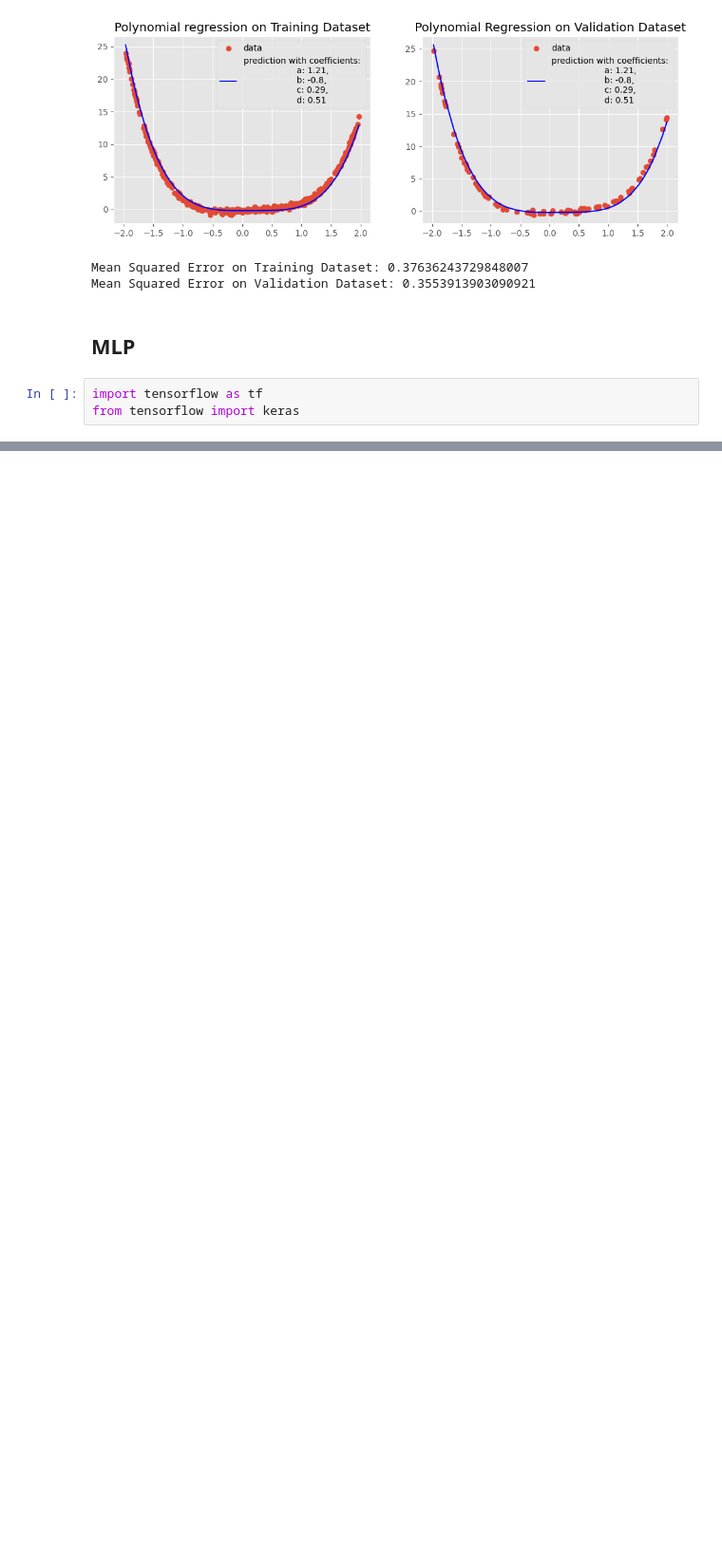
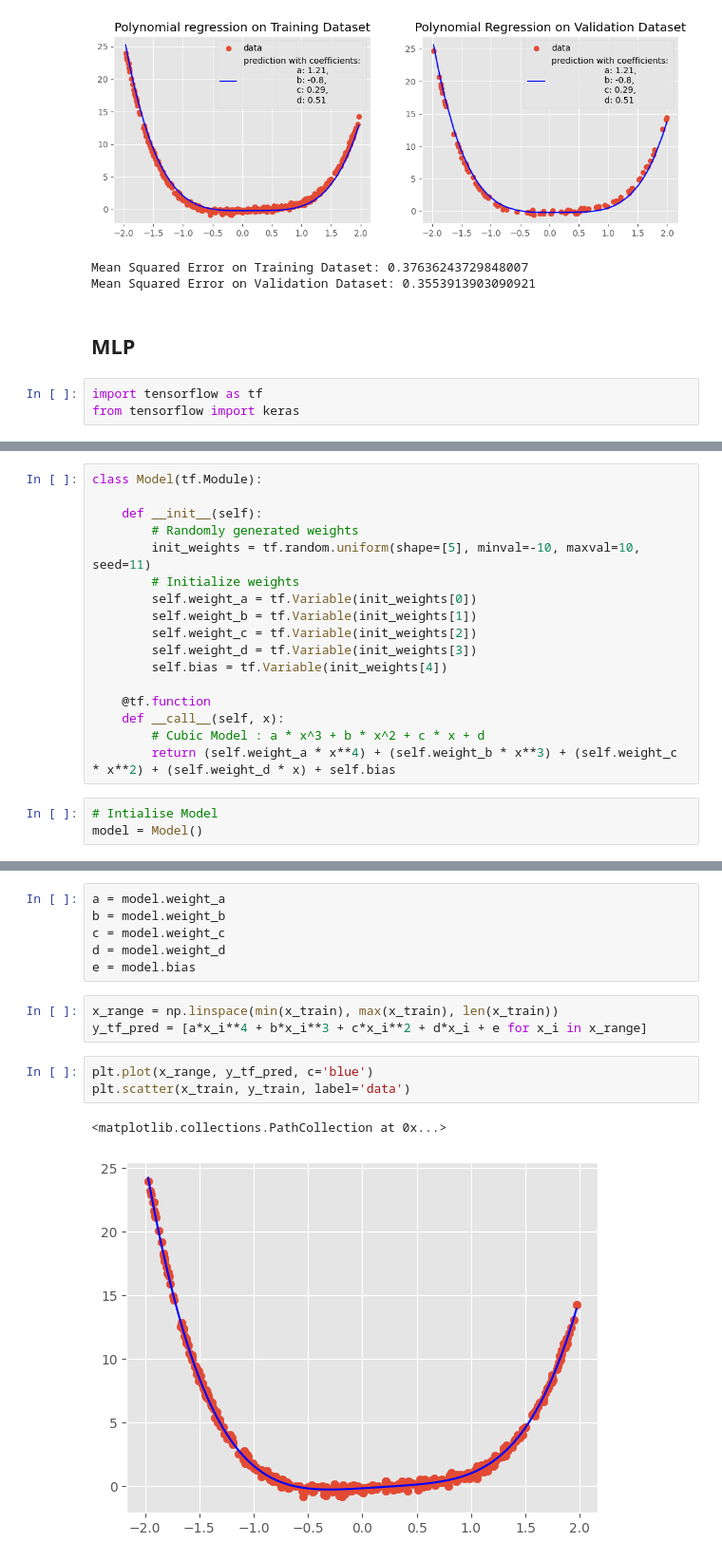
Before and after one commit to cm23ru-uol/MATH2603_individual_summative, a Jupyter notebook: main.ipynb, the cells around one changed output, grey strips where cells are left out. Shown at 95% size. Drawn from its saved outputs; the diff is of its cells as text; blank space fills up the shorter version.

Commit message:
Buit initial NN model using tensorflow, code largely taken from a blog, need to actually understand it. Maybe rework it using code I am more familiar with

```diff
--- a/main.ipynb
+++ b/main.ipynb
@@ -159,0 +166,20 @@ from tensorflow import keras
+# %%
+class Model(tf.Module):
+
+    def __init__(self):
+        # Randomly generated weights
+        init_weights = tf.random.uniform(shape=[5], minval=-10, maxval=10, seed=11)
+        # Initialize weights
+        self.weight_a = tf.Variable(init_weights[0])
+        self.weight_b = tf.Variable(init_weights[1])
+        self.weight_c = tf.Variable(init_weights[2])
+        self.weight_d = tf.Variable(init_weights[3])
+        self.bias = tf.Variable(init_weights[4])
+
+    @tf.function
+    def __call__(self, x):
+        # Cubic Model : a * x^3 + b * x^2 + c * x + d
+        return (self.weight_a * x**4) + (self.weight_b * x**3) + (self.weight_c * x**2) + (self.weight_d * x) + self.bias
+# %%
+# Intialise Model
+model = Model()
@@ -159,0 +228,15 @@ from tensorflow import keras
+# %%
+a = model.weight_a
+b = model.weight_b
+c = model.weight_c
+d = model.weight_d
+e = model.bias
+# %%
+x_range = np.linspace(min(x_train), max(x_train), len(x_train))
+y_tf_pred = [a*x_i**4 + b*x_i**3 + c*x_i**2 + d*x_i + e for x_i in x_range]
+# %%
+plt.plot(x_range, y_tf_pred, c='blue')
+plt.scatter(x_train, y_train, label='data')
+# %% [output]
+<matplotlib.collections.PathCollection at 0x...>
+[figure, added]
```
Also changed, not shown: parts of 2 cells of this notebook.
